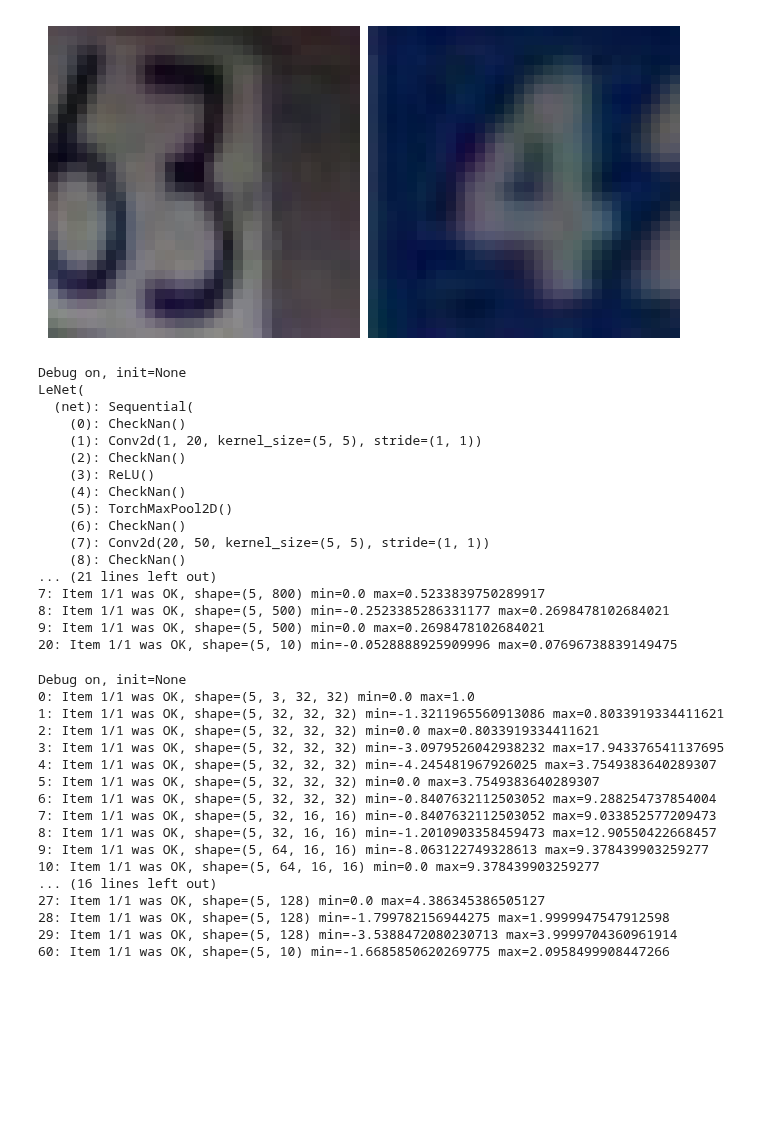
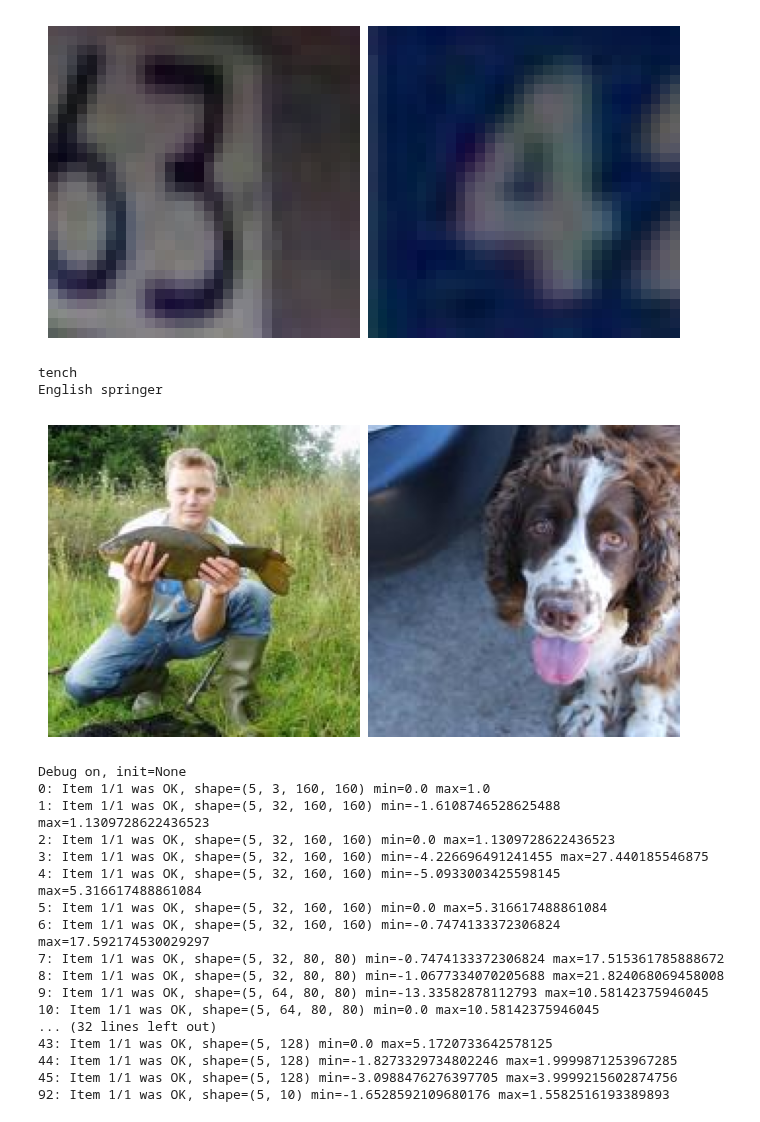
Before and after one commit to p-adema/quadratic-conv, a Jupyter notebook: src/graphs/datasets.ipynb, the cells around one changed output. Cells and saved outputs as stored; diff of their text form; code cells hidden in the pictures; blank space fills up the shorter version.

```diff
--- a/src/graphs/datasets.ipynb
+++ b/src/graphs/datasets.ipynb
@@ -23,5 +23,6 @@ k_mnist = load_data.k_mnist()
 fashion = load_data.fashion_mnist()
 cifar10 = load_data.cifar10()
 svhn = load_data.svhn()
+imgnette = load_data.imagenette()
 # %%
 def show_examples(data: load_data.Dataset, offset: int = 0, count: int = 2):
@@ -59,49 +60,34 @@ show_examples(svhn, offset=25)
 3
 4
 [figure]
-# %%
-from src.models import LeNet, CIFAR10CNN
-
-m = LeNet(1, 10, "standard-2", debug=True)
-print(m)
-m(k_mnist.x_train[:5]);
-# %% [output]
-Debug on, init=None
-LeNet(
-  (net): Sequential(
-    (0): CheckNan()
-    (1): Conv2d(1, 20, kernel_size=(5, 5), stride=(1, 1))
-    (2): CheckNan()
-    (3): ReLU()
-    (4): CheckNan()
-    (5): TorchMaxPool2D()
-    (6): CheckNan()
-    (7): Conv2d(20, 50, kernel_size=(5, 5), stride=(1, 1))
-    (8): CheckNan()
-... (21 lines left out)
-7: Item 1/1 was OK, shape=(5, 800) min=0.0 max=0.5233839750289917
-8: Item 1/1 was OK, shape=(5, 500) min=-0.2523385286331177 max=0.2698478102684021
-9: Item 1/1 was OK, shape=(5, 500) min=0.0 max=0.2698478102684021
-20: Item 1/1 was OK, shape=(5, 10) min=-0.0528888925909996 max=0.07696738839149475
+# %%
+show_examples(imgnette, offset=962)
+# %% [output]
+tench
+English springer
+[figure, added]
 # %%
-m = CIFAR10CNN(3, 10, "aniso-7", debug=True).cuda()
-# print(m)
-m(cifar10.x_train[:5].cuda());
+from src.models import CIFAR10CNN
+
+m = CIFAR10CNN(
+    3, 10, "aniso-7", debug=True, conv_channels=(32, 64, 128, 128, 128)
+).cuda()
+m(imgnette.x_train[:5].cuda());
 # %% [output]
 Debug on, init=None
-0: Item 1/1 was OK, shape=(5, 3, 32, 32) min=0.0 max=1.0
-1: Item 1/1 was OK, shape=(5, 32, 32, 32) min=-1.3211965560913086 max=0.8033919334411621
-2: Item 1/1 was OK, shape=(5, 32, 32, 32) min=0.0 max=0.8033919334411621
-3: Item 1/1 was OK, shape=(5, 32, 32, 32) min=-3.0979526042938232 max=17.943376541137695
-4: Item 1/1 was OK, shape=(5, 32, 32, 32) min=-4.245481967926025 max=3.7549383640289307
-5: Item 1/1 was OK, shape=(5, 32, 32, 32) min=0.0 max=3.7549383640289307
-6: Item 1/1 was OK, shape=(5, 32, 32, 32) min=-0.8407632112503052 max=9.288254737854004
-7: Item 1/1 was OK, shape=(5, 32, 16, 16) min=-0.8407632112503052 max=9.033852577209473
-8: Item 1/1 was OK, shape=(5, 32, 16, 16) min=-1.2010903358459473 max=12.90550422668457
-9: Item 1/1 was OK, shape=(5, 64, 16, 16) min=-8.063122749328613 max=9.378439903259277
-10: Item 1/1 was OK, shape=(5, 64, 16, 16) min=0.0 max=9.378439903259277
-... (16 lines left out)
-27: Item 1/1 was OK, shape=(5, 128) min=0.0 max=4.386345386505127
-28: Item 1/1 was OK, shape=(5, 128) min=-1.799782156944275 max=1.9999947547912598
-29: Item 1/1 was OK, shape=(5, 128) min=-3.5388472080230713 max=3.9999704360961914
-60: Item 1/1 was OK, shape=(5, 10) min=-1.6685850620269775 max=2.0958499908447266
+0: Item 1/1 was OK, shape=(5, 3, 160, 160) min=0.0 max=1.0
+1: Item 1/1 was OK, shape=(5, 32, 160, 160) min=-1.6108746528625488 max=1.1309728622436523
+2: Item 1/1 was OK, shape=(5, 32, 160, 160) min=0.0 max=1.1309728622436523
+3: Item 1/1 was OK, shape=(5, 32, 160, 160) min=-4.226696491241455 max=27.440185546875
+4: Item 1/1 was OK, shape=(5, 32, 160, 160) min=-5.0933003425598145 max=5.316617488861084
+5: Item 1/1 was OK, shape=(5, 32, 160, 160) min=0.0 max=5.316617488861084
+6: Item 1/1 was OK, shape=(5, 32, 160, 160) min=-0.7474133372306824 max=17.592174530029297
+7: Item 1/1 was OK, shape=(5, 32, 80, 80) min=-0.7474133372306824 max=17.515361785888672
+8: Item 1/1 was OK, shape=(5, 32, 80, 80) min=-1.0677334070205688 max=21.824068069458008
+9: Item 1/1 was OK, shape=(5, 64, 80, 80) min=-13.33582878112793 max=10.58142375946045
+10: Item 1/1 was OK, shape=(5, 64, 80, 80) min=0.0 max=10.58142375946045
+... (32 lines left out)
+43: Item 1/1 was OK, shape=(5, 128) min=0.0 max=5.1720733642578125
+44: Item 1/1 was OK, shape=(5, 128) min=-1.8273329734802246 max=1.9999871253967285
+45: Item 1/1 was OK, shape=(5, 128) min=-3.0988476276397705 max=3.9999215602874756
+92: Item 1/1 was OK, shape=(5, 10) min=-1.6528592109680176 max=1.5582516193389893
```
Also changed, not shown: parts of 1 cell of this notebook, 19 other files.
